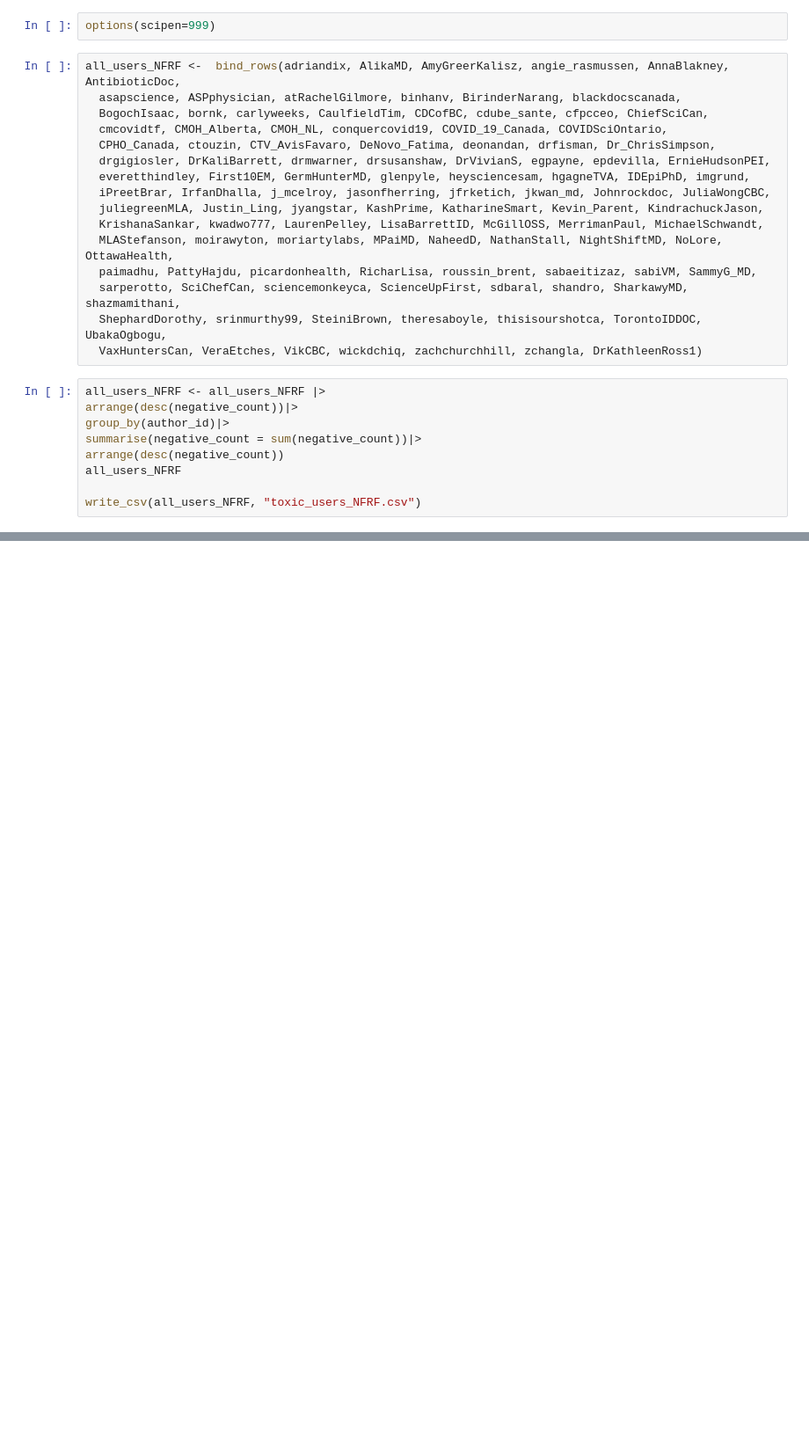
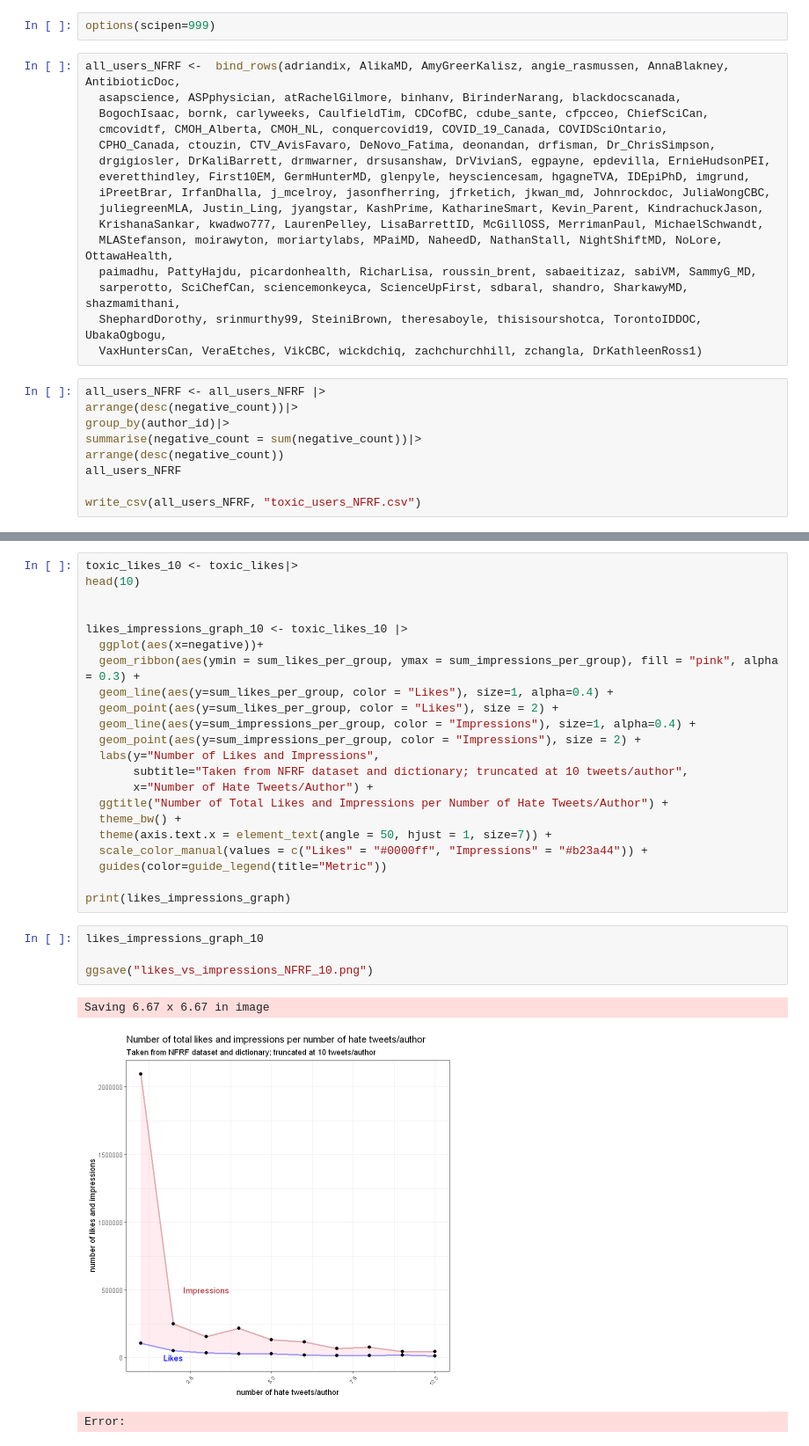
Before and after one commit to Irene-Berezin/tweets, a Jupyter notebook: NFRF_toxic_users_list.ipynb, the cells around one changed output, grey strips where cells are left out. Shown at 88% size. Drawn from its saved outputs; the diff is of its cells as text; blank space fills up the shorter version.

```diff
--- a/NFRF_toxic_users_list.ipynb
+++ b/NFRF_toxic_users_list.ipynb
@@ -241,0 +338,30 @@ Saving 6.67 x 6.67 in image
+# %%
+toxic_likes_10 <- toxic_likes|>
+head(10)
+
+
+likes_impressions_graph_10 <- toxic_likes_10 |>
+  ggplot(aes(x=negative))+
+  geom_ribbon(aes(ymin = sum_likes_per_group, ymax = sum_impressions_per_group), fill = "pink", alpha = 0.3) +
+  geom_line(aes(y=sum_likes_per_group, color = "Likes"), size=1, alpha=0.4) +
+  geom_point(aes(y=sum_likes_per_group, color = "Likes"), size = 2) +
+  geom_line(aes(y=sum_impressions_per_group, color = "Impressions"), size=1, alpha=0.4) +
+  geom_point(aes(y=sum_impressions_per_group, color = "Impressions"), size = 2) +
+  labs(y="Number of Likes and Impressions",
+       subtitle="Taken from NFRF dataset and dictionary; truncated at 10 tweets/author",
+       x="Number of Hate Tweets/Author") +
+  ggtitle("Number of Total Likes and Impressions per Number of Hate Tweets/Author") +
+  theme_bw() +
+  theme(axis.text.x = element_text(angle = 50, hjust = 1, size=7)) +
+  scale_color_manual(values = c("Likes" = "#0000ff", "Impressions" = "#b23a44")) +
+  guides(color=guide_legend(title="Metric"))
+
+print(likes_impressions_graph)
+# %%
+likes_impressions_graph_10
+
+ggsave("likes_vs_impressions_NFRF_10.png")
+# %% [output]
+Saving 6.67 x 6.67 in image
+[figure, added]
+Error:
```
Also changed, not shown: parts of 7 cells of this notebook, 17 other files.
